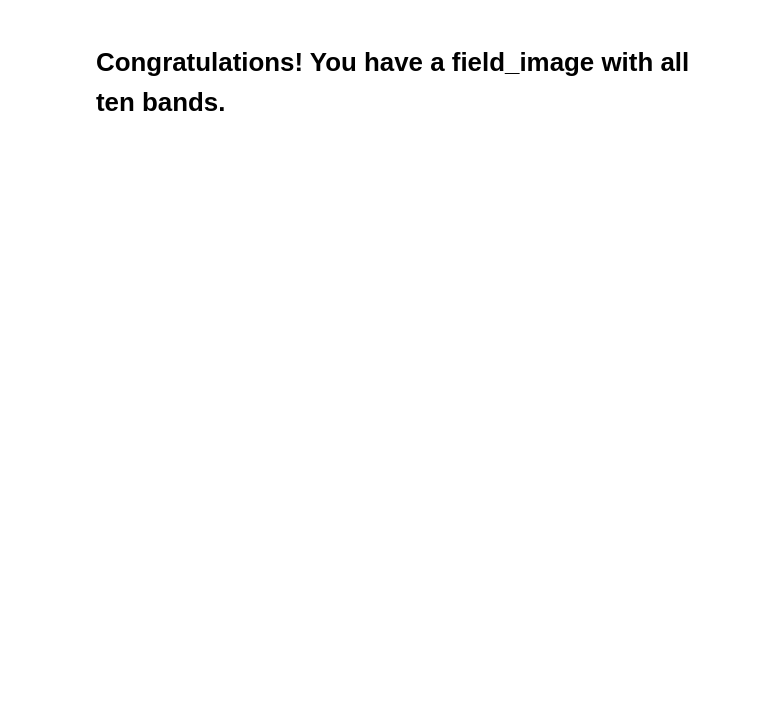
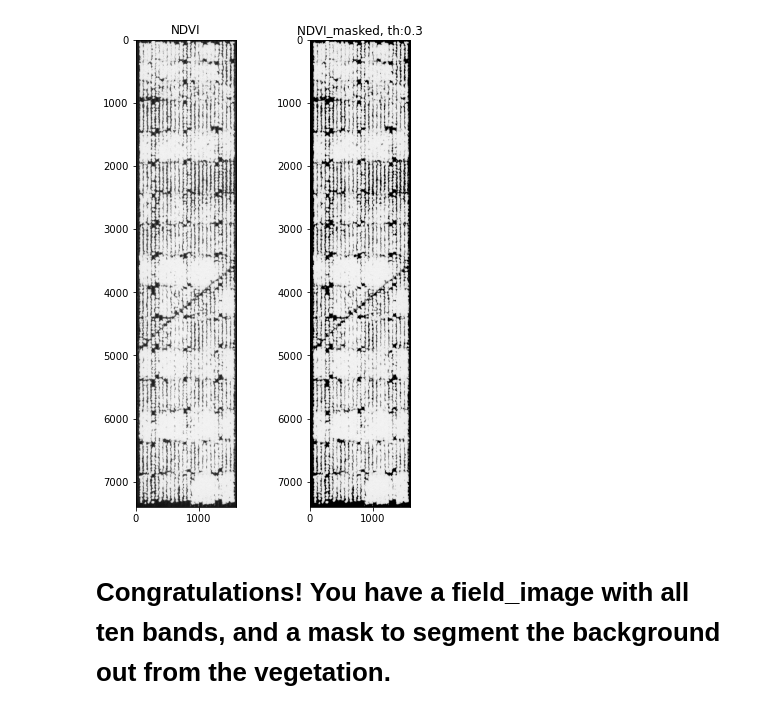
Before and after one commit to fieryWalrus1002/potato, a Jupyter notebook: 1_image_prep.ipynb, the cells around one changed output. Saved outputs shown, nothing was run; the diff lists cells and outputs as text; code cells hidden in the pictures; blank space fills up the shorter version.

```diff
--- a/1_image_prep.ipynb
+++ b/1_image_prep.ipynb
@@ -232,2 +128,28 @@ final field_image.shape: (10, 7400, 1590)
+# %%
+# 1. calculate NDVI
+ndvi = improc.calc_spec_idx((9, 5), field_image)
+
+# 2. choose ndvi threshold
+ndvi_th = 0.3
+
+# 3. create a boolean mask of pixels > ndvi_th
+mask = np.where(ndvi > ndvi_th, True, False)
+
+# 4. apply mask to cropped image
+ndvi_masked = np.multiply(ndvi, mask)
+
+# 5. Display the images as one figure.
+fig, axs = plt.subplots(1, 2)
+axs[0].imshow(ndvi, cmap="gray")
+
+axs[0].set_title("NDVI")
+
+axs[1].imshow(ndvi_masked, cmap="gray")
+axs[1].set_title(f"NDVI_masked, th:{ndvi_th}")
+
+fig.tight_layout()
+fig.set_figheight(8)
+# %% [output]
+[figure, added]
 # %% [markdown]
-# Congratulations! You have a field_image with all ten bands.
+# Congratulations! You have a field_image with all ten bands, and a mask to segment the background out from the vegetation.
```
Also changed, not shown: parts of 20 cells of this notebook, 3 other files.
